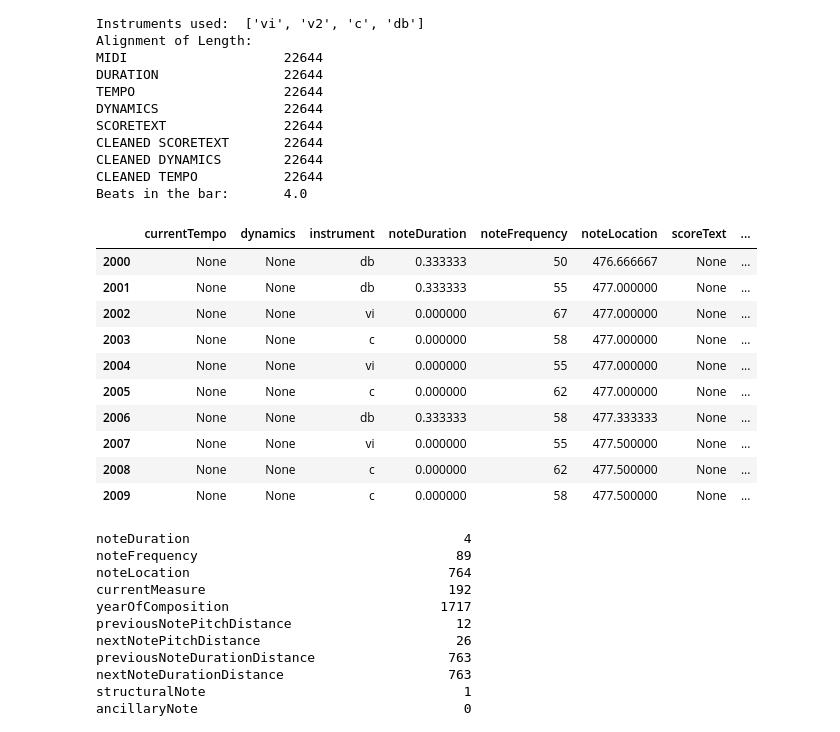
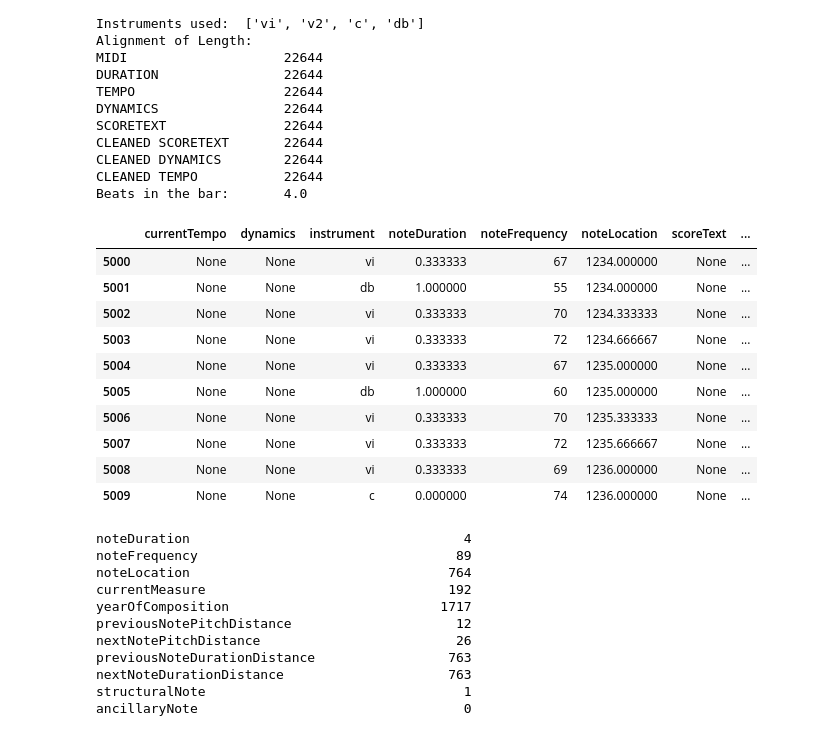
Before and after one commit to jgab3103/phd_code, a Jupyter notebook: Data Preparation-Polyphonic.ipynb, the cells around one changed output. Drawn from its saved outputs; the diff is of its cells as text; code cells hidden in the pictures.

```diff
--- a/Data Preparation-Polyphonic.ipynb
+++ b/Data Preparation-Polyphonic.ipynb
@@ -277,9 +277,9 @@ class CreateRawData:
             dynamics = data_row['ongoingDynamics']
             scoreText = data_row['ongoingScoretext']
             if dynamics is not None:
-                ret = dynamics
+                retValue = dynamics
             if scoreText is not None:
-                retValue = retValue + scoreText
+                retValue = retValue + ', ' + scoreText
             return retValue
 
         if self.genre == 'nonJazz':
@@ -387,19 +387,19 @@ fromXMLTwo = fromXML.createDataFrameFromXML()
 # %%
 fromXMLFinalDataset = fromXML.addOtherMetaDataToData(fromXMLTwo)
 # %%
-display(HTML(fromXMLFinalDataset[2000:2010].to_html()))
+display(HTML(fromXMLFinalDataset[5000:5010].to_html()))
 # %% [output]
 |  | currentTempo | dynamics | instrument | noteDuration | noteFrequency | noteLocation | scoreText | ... |
-| 2000 | None | None | db | 0.333333 | 50 | 476.666667 | None | ... |
-| 2001 | None | None | db | 0.333333 | 55 | 477.000000 | None | ... |
-| 2002 | None | None | vi | 0.000000 | 67 | 477.000000 | None | ... |
-| 2003 | None | None | c | 0.000000 | 58 | 477.000000 | None | ... |
-| 2004 | None | None | vi | 0.000000 | 55 | 477.000000 | None | ... |
-| 2005 | None | None | c | 0.000000 | 62 | 477.000000 | None | ... |
-| 2006 | None | None | db | 0.333333 | 58 | 477.333333 | None | ... |
-| 2007 | None | None | vi | 0.000000 | 55 | 477.500000 | None | ... |
-| 2008 | None | None | c | 0.000000 | 62 | 477.500000 | None | ... |
-| 2009 | None | None | c | 0.000000 | 58 | 477.500000 | None | ... |
+| 5000 | None | None | vi | 0.333333 | 67 | 1234.000000 | None | ... |
+| 5001 | None | None | db | 1.000000 | 55 | 1234.000000 | None | ... |
+| 5002 | None | None | vi | 0.333333 | 70 | 1234.333333 | None | ... |
+| 5003 | None | None | vi | 0.333333 | 72 | 1234.666667 | None | ... |
+| 5004 | None | None | vi | 0.333333 | 67 | 1235.000000 | None | ... |
+| 5005 | None | None | db | 1.000000 | 60 | 1235.000000 | None | ... |
+| 5006 | None | None | vi | 0.333333 | 70 | 1235.333333 | None | ... |
+| 5007 | None | None | vi | 0.333333 | 72 | 1235.666667 | None | ... |
+| 5008 | None | None | vi | 0.333333 | 69 | 1236.000000 | None | ... |
+| 5009 | None | None | c | 0.000000 | 74 | 1236.000000 | None | ... |
 # %%
 fromXMLFinalDataset.max()
 # %% [output]
```
